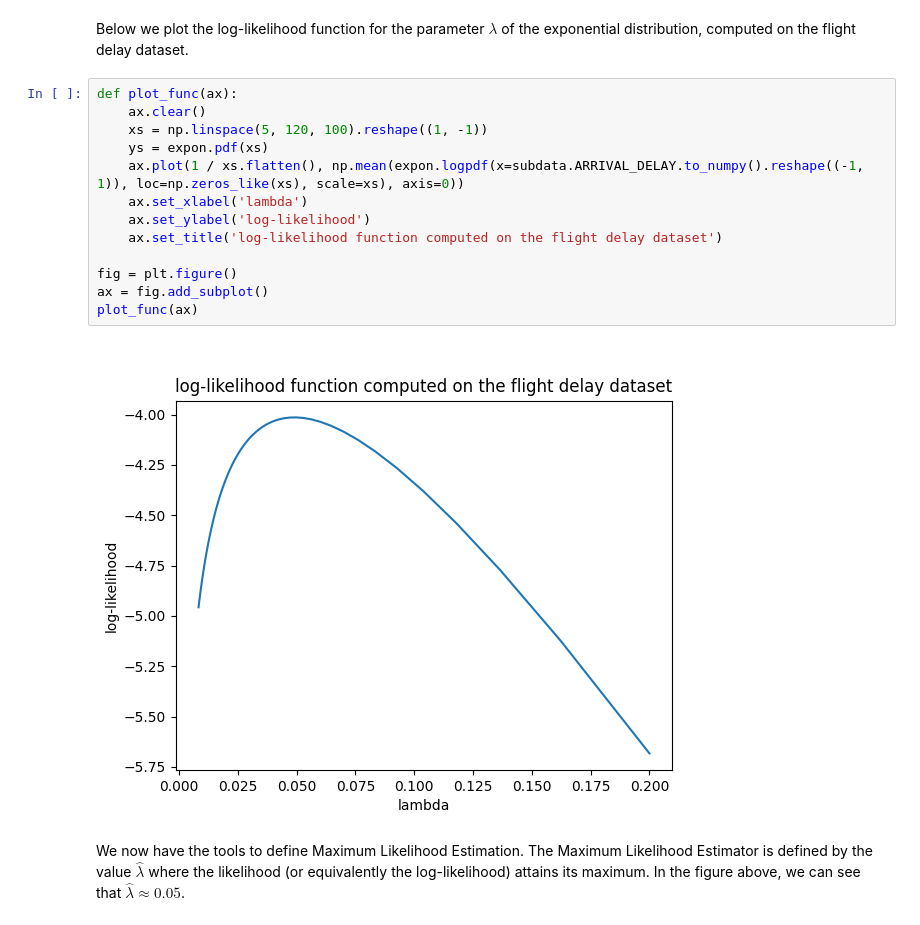
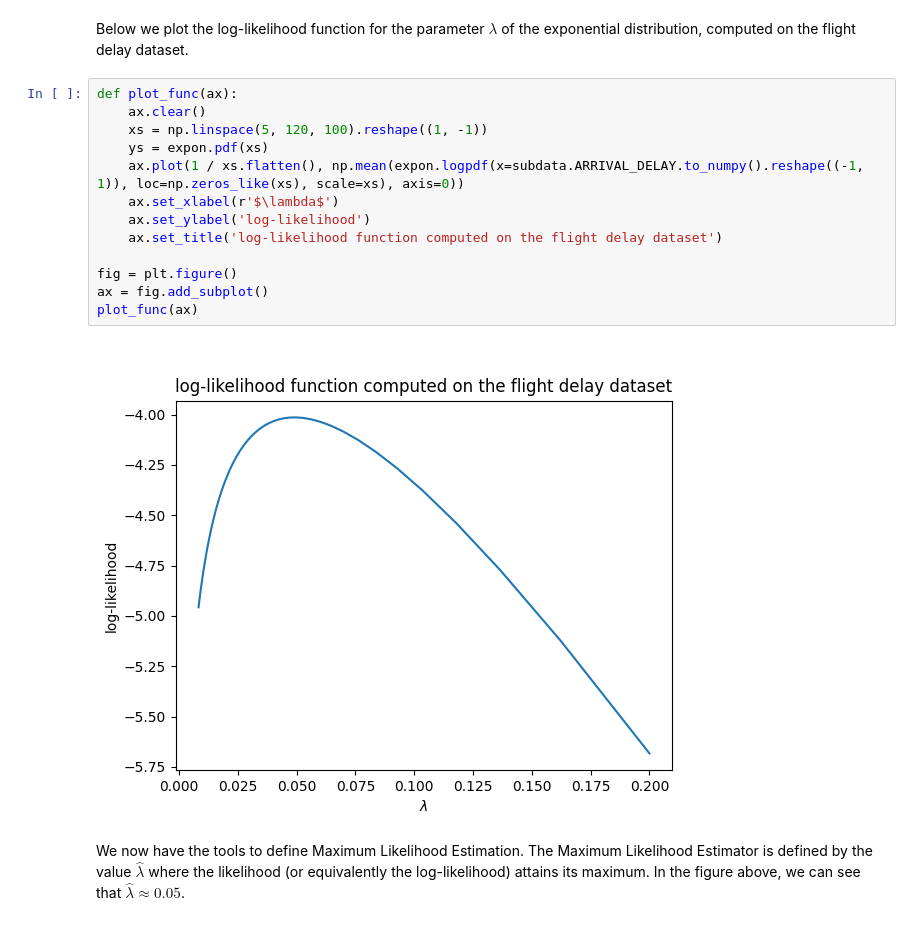
Before and after one commit to arthurBarthe/slidesMTH7015P, a Jupyter notebook: slides1.ipynb, the cells around one changed output. Cells and saved outputs as stored; diff of their text form.

```diff
--- a/slides1.ipynb
+++ b/slides1.ipynb
@@ -306,18 +306,18 @@ Below we plot the log-likelihood function for the parameter $\lambda$ of the exp
 # %%
 def plot_func(ax):
     ax.clear()
     xs = np.linspace(5, 120, 100).reshape((1, -1))
     ys = expon.pdf(xs)
     ax.plot(1 / xs.flatten(), np.mean(expon.logpdf(x=subdata.ARRIVAL_DELAY.to_numpy().reshape((-1, 1)), loc=np.zeros_like(xs), scale=xs), axis=0))
-    ax.set_xlabel('lambda')
+    ax.set_xlabel(r'$\lambda$')
     ax.set_ylabel('log-likelihood')
     ax.set_title('log-likelihood function computed on the flight delay dataset')
 
 fig = plt.figure()
 ax = fig.add_subplot()
 plot_func(ax)
 # %% [output]
-[figure, old version]
+[figure, new version]
 # %% [markdown]
 We now have the tools to define Maximum Likelihood Estimation. The Maximum Likelihood Estimator is defined by the value $\widehat{\lambda}$ where the likelihood (or equivalently the log-likelihood) attains its maximum. In the figure above, we can see that $\widehat{\lambda}\approx 0.05$.
 # %% [markdown]
```
Also changed, not shown: parts of 3 cells of this notebook.
